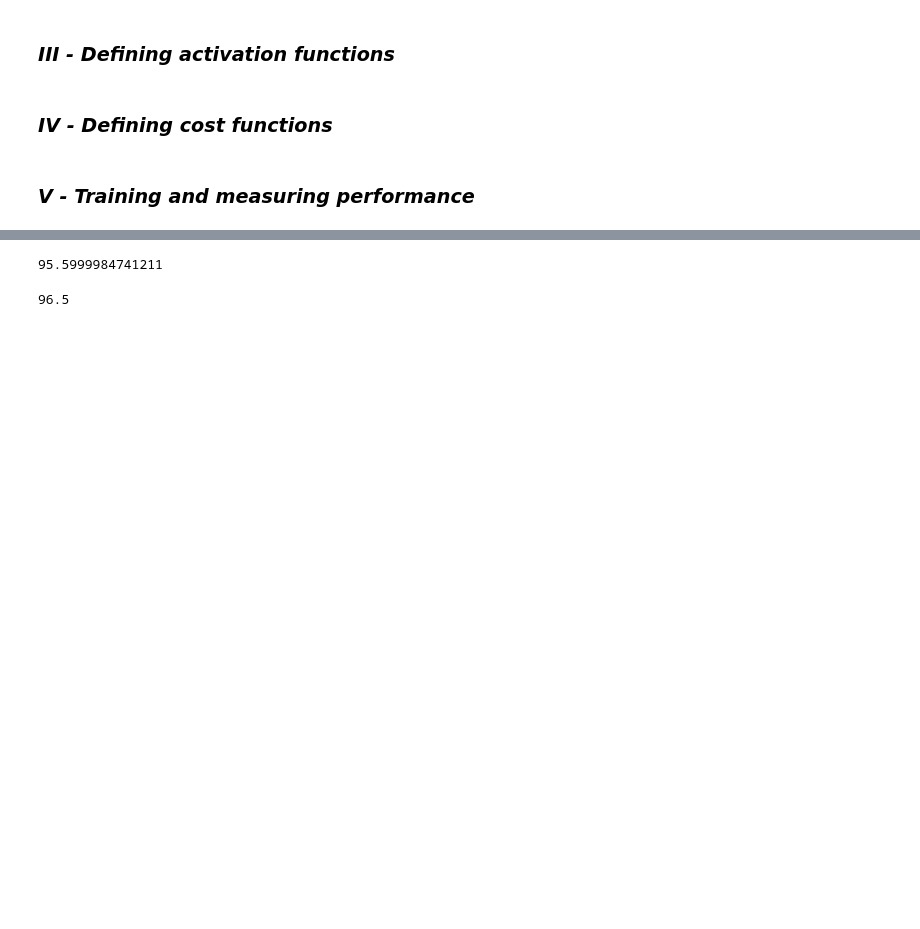
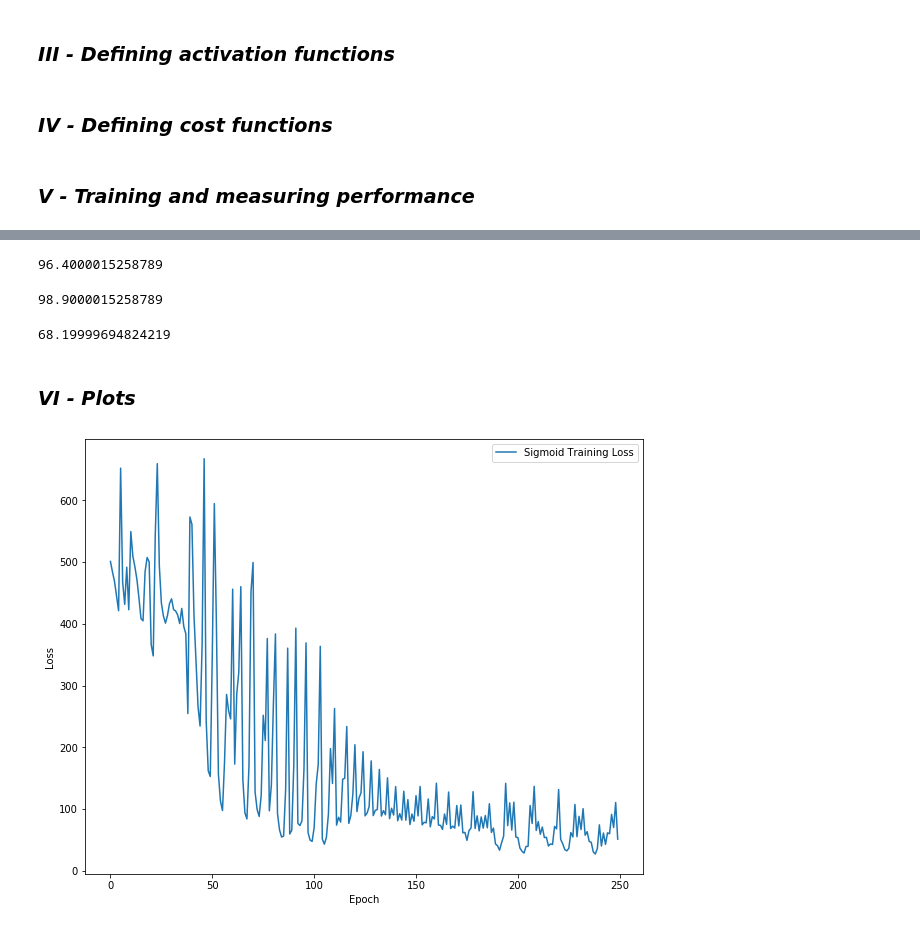
Before and after one commit to Laragervaise/Deep-Learning, a Jupyter notebook: proj2.ipynb, the cells around one changed output, grey strips where cells are left out. Drawn from its saved outputs; the diff is of its cells as text; code cells hidden in the pictures; blank space fills up the shorter version.

Commit message:
Cleaning + tanh + naming convention + plots

```diff
--- a/proj2.ipynb
+++ b/proj2.ipynb
@@ -204,5 +208,5 @@ class Sigmoid(Module):
 ### _IV - Defining  cost functions_
 # %%
 # Computes the Mean Squared Error & Gradient at output
-def mse(pred, true):
-    return sum((pred - true)**2),  2* (pred - true)
+def mse(pred, target):
+    return sum((pred - target)**2),  2* (pred - target)
@@ -237,0 +219,13 @@ def train(model, train_pts, train_res_1h, n_epoch, lr):
+# %%
+# Instanciates a model with respect to the model id given as input to the function
+def model_selector(mid):
+    if mid == 0:
+        model = Sequential([Linear(2, 25), ReLU(), Linear(25,25), ReLU(),Linear(25,25), ReLU(), Linear(25,2)])
+        return model
+    elif mid == 1:
+        model = Sequential([Linear(2, 25), ReLU(), Linear(25,25), ReLU(),Linear(25,25), ReLU(), Linear(25,2), Sigmoid() ])
+        return model
+    elif mid == 2:
+        #model = Sequential([Linear(2, 25), Tanh(), Linear(25,25), Tanh(),Linear(25,25), Tanh(), Linear(25,2), Sigmoid() ])
+        model = Sequential([Linear(2, 25), ReLU(), Linear(25,25), ReLU(),Linear(25,25), ReLU(), Linear(25,2), Tanh() ])
+        return model
@@ -289,17 +357,46 @@ for mid in m_ids:
             print(mid, lr, epoch, avg)
 # %%
 # Test the performance of the sigmoid model with tuned hyper parameters
-model_sigmoid = Sequential([Linear(2, 25), ReLU(), Linear(25,25), ReLU(),Linear(25,25), ReLU(), Linear(25,2), Sigmoid() ])
-history_sigmoid = train(model_sigmoid, train_pts, train_res_1h, 250, 0.004)
-acc_sigmoid = compute_acc(model_sigmoid, test_pts,test_res)
+model_sigmoid = model_selector(1)
+history_sigmoid = train(model_sigmoid, train_pts, train_targets, 250, 0.004,
+                        test_pts = test_pts, test_targets = test_targets, train_history = True, test_history = True)
+acc_sigmoid = compute_acc(model_sigmoid, test_pts, test_labels, model_sigmoid.forward(test_pts))
 print(acc_sigmoid)
 # %% [output]
-95.5999984741211
+96.4000015258789
 # %%
 # Test the performance of the other model with tuned hyper parameters
-model_relu =  Sequential([Linear(2, 25), ReLU(), Linear(25,25), ReLU(),Linear(25,25), ReLU(), Linear(25,2)])
-history_relu = train(model_relu, train_pts, train_res_1h, 250, 0.00005)
-acc_relu = compute_acc(model_relu, test_pts,test_res)
+model_relu = model_selector(0)
+history_relu = train(model_relu, train_pts, train_targets, 250, 0.00005,
+                        test_pts = test_pts, test_targets = test_targets, train_history = True, test_history = True)
+acc_relu = compute_acc(model_relu, test_pts, test_labels, model_relu.forward(test_pts))
 print(acc_relu)
 # %% [output]
-96.5
+98.9000015258789
+# %%
+# Test the performance of the other model with tuned hyper parameters
+model_tanh = model_selector(2)
+history_tanh = train(model_tanh, train_pts, train_target, 250, 0.00005,
+                        test_pts = test_pts, test_targets = test_targets, train_history = True, test_history = True)
+acc_tanh = compute_acc(model_tanh, test_pts, test_labels, model_tanh.forward(test_pts))
+print(acc_tanh)
+# %% [output]
+68.19999694824219
+# %% [markdown]
+### _VI - Plots_
+# %%
+def plot_loss(history, model_name, train_history = False, test_history = False):
+    train_losses = history['train_loss']
+    test_losses = history['test_loss']
+    plt.figure(figsize=(10,8))
+
+    if (train_history):
+        plt.plot(train_losses, label = model_name + " Training Loss")
+
+    if (test_history):
+        plt.plot(test_losses, label =  model_name + " Testing Loss")
+
+    plt.xlabel('Epoch')
+    plt.ylabel('Loss')
+    plt.legend()
+    plt.show()
@@ -305,0 +419,4 @@ print(acc_relu)
+# %%
+plot_loss(history_sigmoid, 'Sigmoid', train_history = True, test_history = False)
+# %% [output]
+[figure, added]
```
Also changed, not shown: parts of 22 cells of this notebook.
